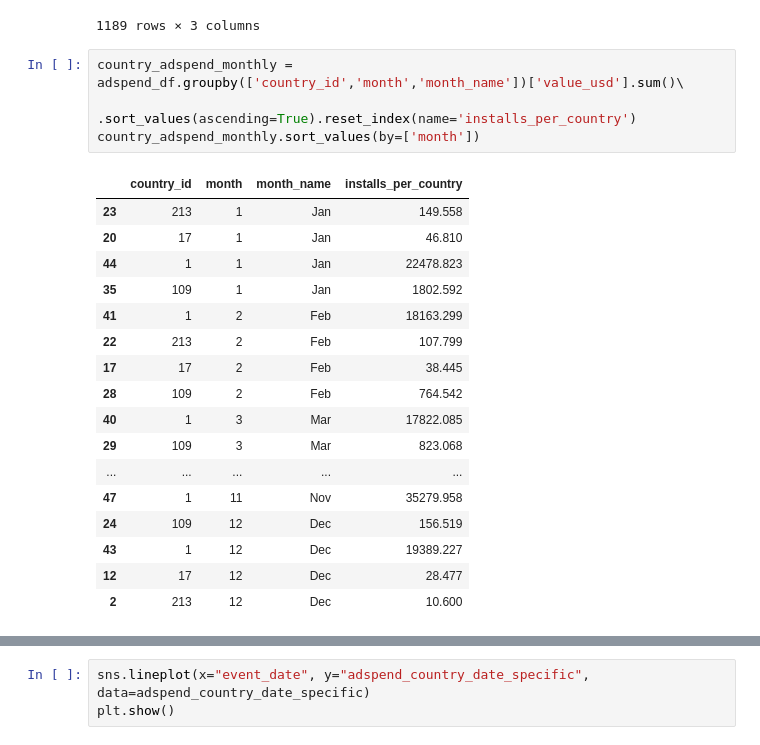
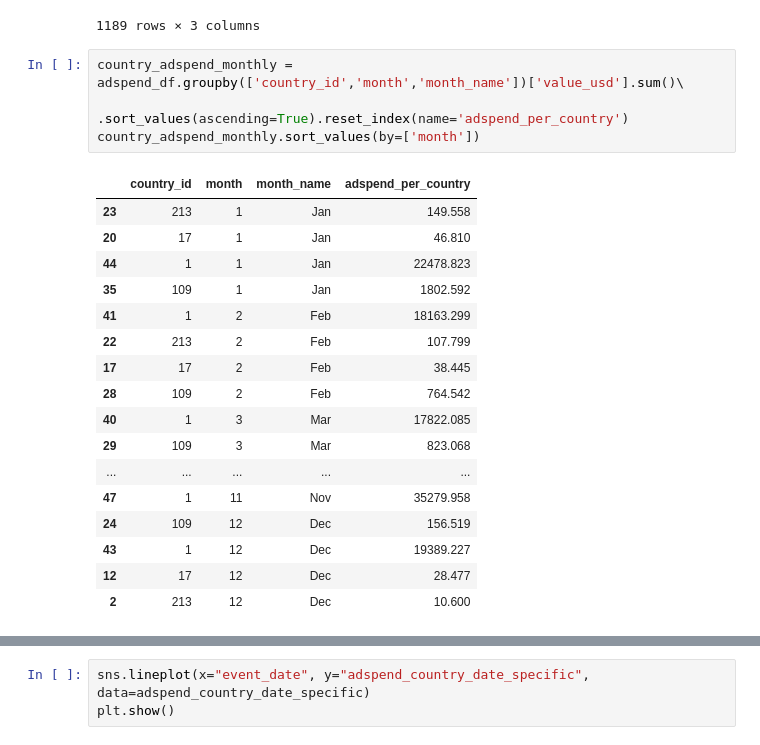
Before and after one commit to roshaan7zafar/JustDice, a Jupyter notebook: main.ipynb, the cells around one changed output, grey strips where cells are left out. Cells and saved outputs as stored; diff of their text form.

```diff
--- a/main.ipynb
+++ b/main.ipynb
@@ -655,10 +655,10 @@ adspend_country_date_specific.sort_values(by=["event_date"])
 1189 rows × 3 columns
 # %%
 country_adspend_monthly = adspend_df.groupby(['country_id','month','month_name'])['value_usd'].sum()\
-                        .sort_values(ascending=True).reset_index(name='installs_per_country')
+                        .sort_values(ascending=True).reset_index(name='adspend_per_country')
 country_adspend_monthly.sort_values(by=['month'])
 # %% [output]
-|  | country_id | month | month_name | installs_per_country |
+|  | country_id | month | month_name | adspend_per_country |
 | 23 | 213 | 1 | Jan | 149.558 |
 | 20 | 17 | 1 | Jan | 46.810 |
 | 44 | 1 | 1 | Jan | 22478.823 |
```
Also changed, not shown: parts of 2 cells of this notebook.
